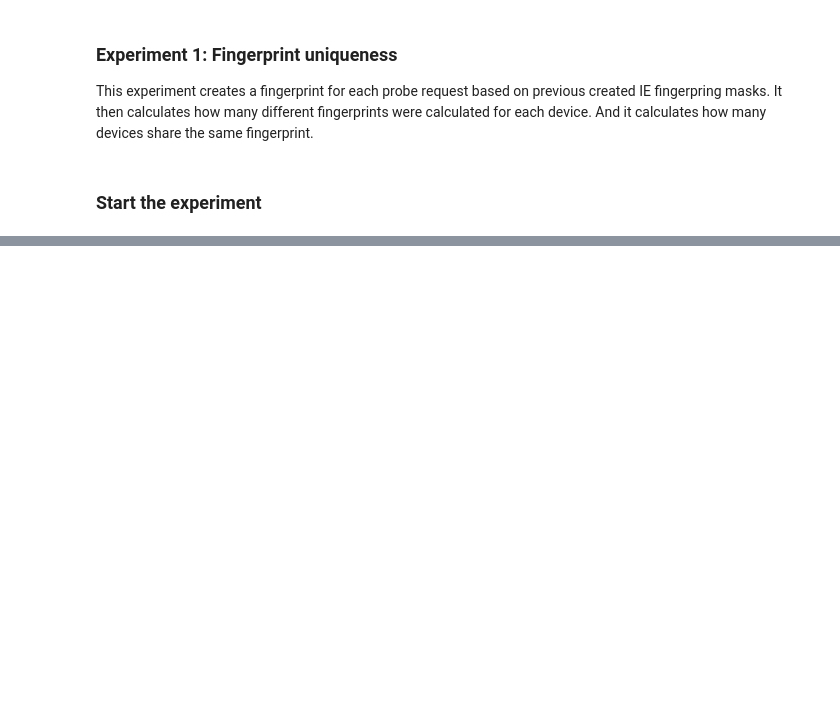
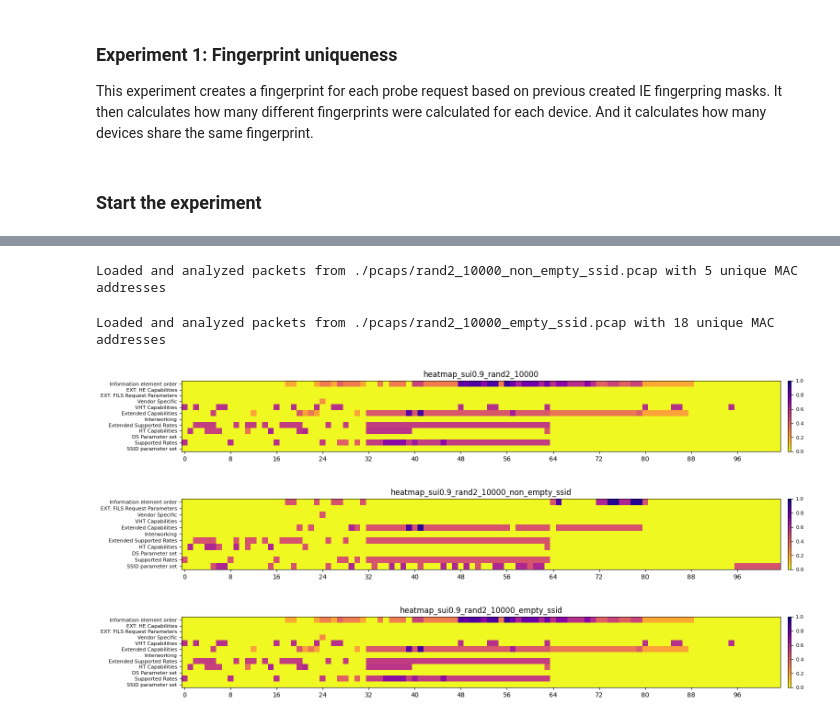
Before and after one commit to Eldoprano/probe_request_fingerprinting, a Jupyter notebook: experiments.ipynb, the cells around one changed output, grey strips where cells are left out. Cells and saved outputs as stored; diff of their text form; code cells hidden in the pictures; blank space fills up the shorter version.

```diff
--- a/experiments.ipynb
+++ b/experiments.ipynb
@@ -218,0 +323,13 @@ Shows how many times each identifier was seen for each MAC address:
+# %%
+analyzer_w_ssid.extract_information_elements()
+analyzer_wo_ssid.extract_information_elements()
+
+analyzer.render_suitability_heatmaps(stability_thresholds=[0.9])
+analyzer_w_ssid.render_suitability_heatmaps(stability_thresholds=[0.9])
+analyzer_wo_ssid.render_suitability_heatmaps(stability_thresholds=[0.9])
+# %% [output]
+Loaded and analyzed packets from ./pcaps/rand2_10000_non_empty_ssid.pcap with 5 unique MAC addresses
+Loaded and analyzed packets from ./pcaps/rand2_10000_empty_ssid.pcap with 18 unique MAC addresses
+[figure, added]
+[figure, added]
+[figure, added]
```
Also changed, not shown: parts of 9 cells of this notebook.
